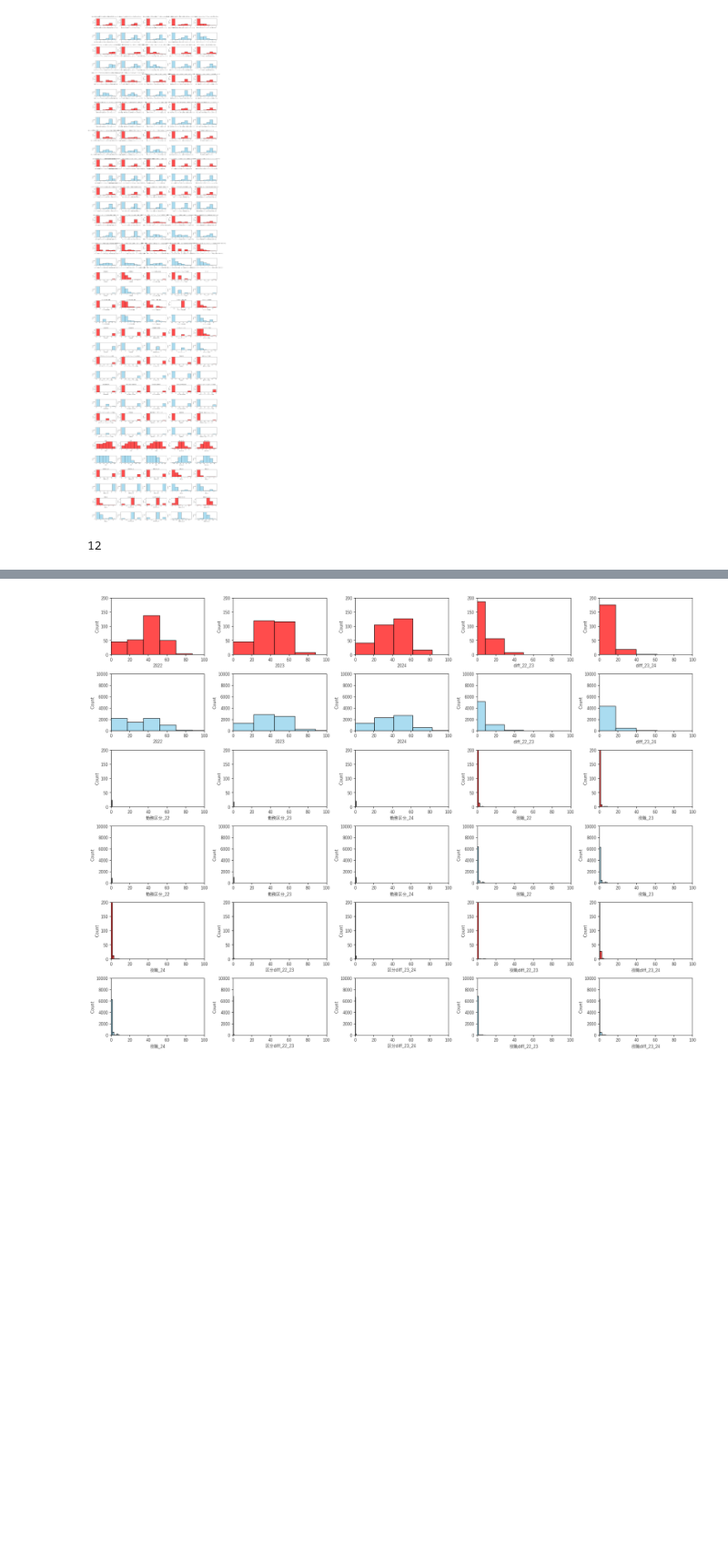
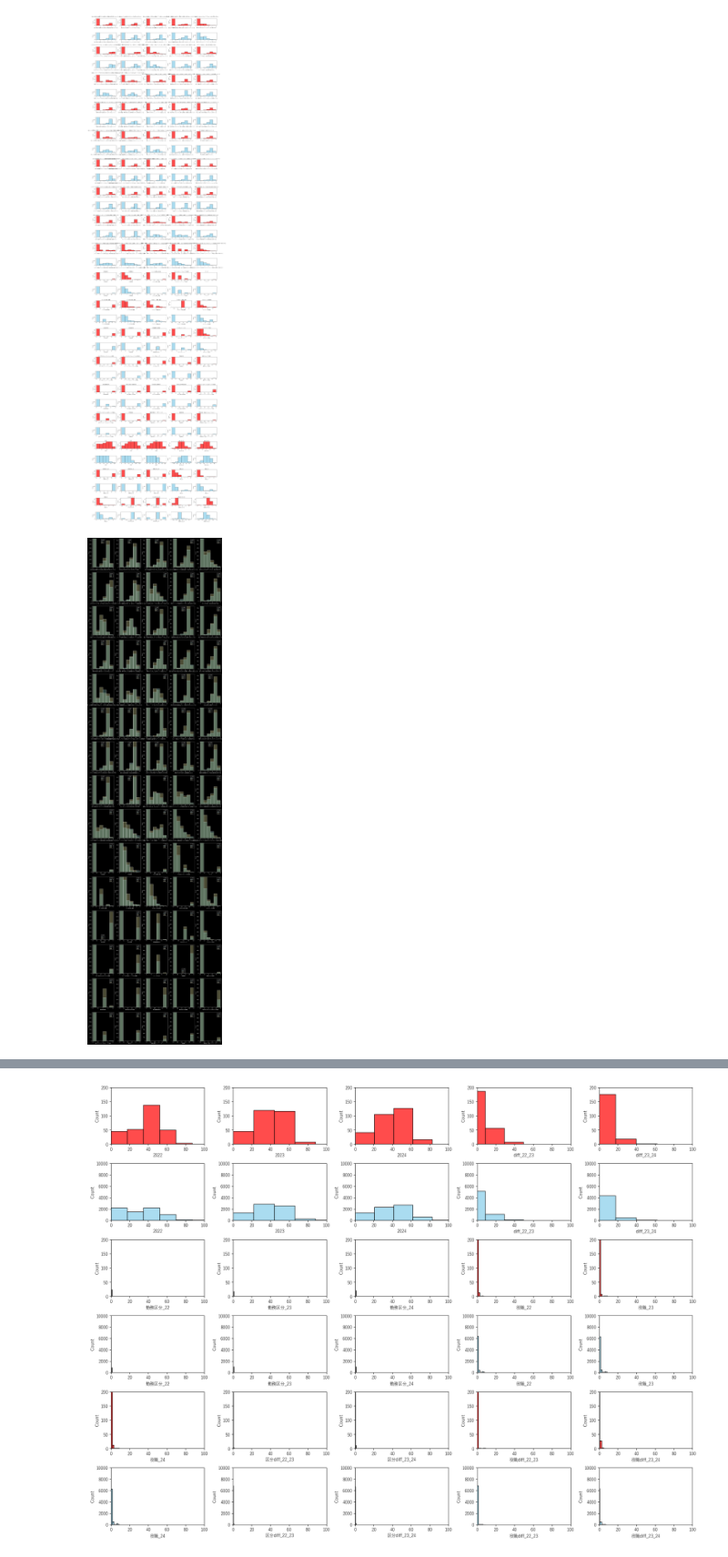
Before and after one commit to yoshi-suke/202507-atma-cup, a Jupyter notebook: test.ipynb, the cells around one changed output, grey strips where cells are left out. Shown at 91% size. Drawn from its saved outputs; the diff is of its cells as text; code cells hidden in the pictures; blank space fills up the shorter version.

```diff
--- a/test.ipynb
+++ b/test.ipynb
@@ -1351,7 +1354,28 @@ for i, col in enumerate(train_merge.columns[9:]):
 plt.tight_layout()
 # %% [output]
 [figure]
-# %%
-len(train_merge.columns[87:])
-# %% [output]
-12
+# %%
+# seabornのhistplotを使って重ねヒストグラム
+# trainとtestの分布確認
+
+fig, axes = plt.subplots(15, 5, figsize=(20, 75))
+for i, col in enumerate(train_test_merge.columns[9:-15]):
+    r, c = divmod(i, 5)
+    ax1 = axes[r][c]
+    # 全体のmin, maxを取得
+    all_min = train_test_merge[col].min()
+    all_max = train_test_merge[col].max()
+    # 6ビンなので境界点は7つ
+    bins = np.linspace(all_min, all_max, 7)
+    sns.histplot(
+        data=train_test_merge,
+        x=col,           # 横軸にしたいカラム
+        bins=bins,             # ヒストグラムのビン幅
+        alpha=0.3,           # 透明度
+        ax=ax1,
+        hue="is_test"
+    )
+    ax1.set_ylim(0, 750)
+plt.tight_layout()
+# %% [output]
+[figure, added]
```
Also changed, not shown: parts of 16 cells of this notebook, 3 other files.
